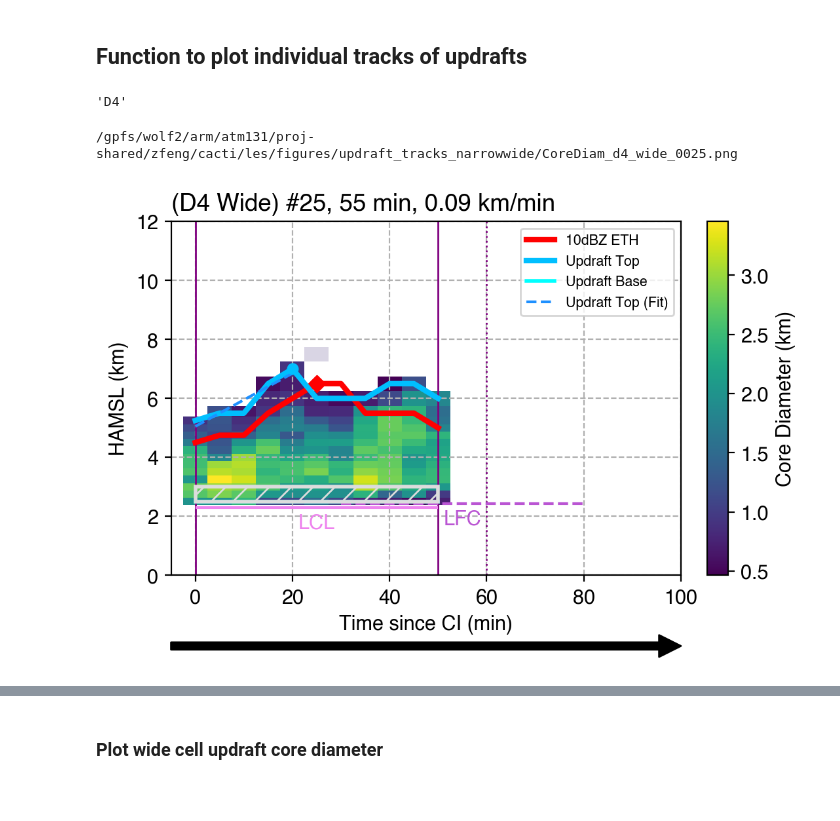
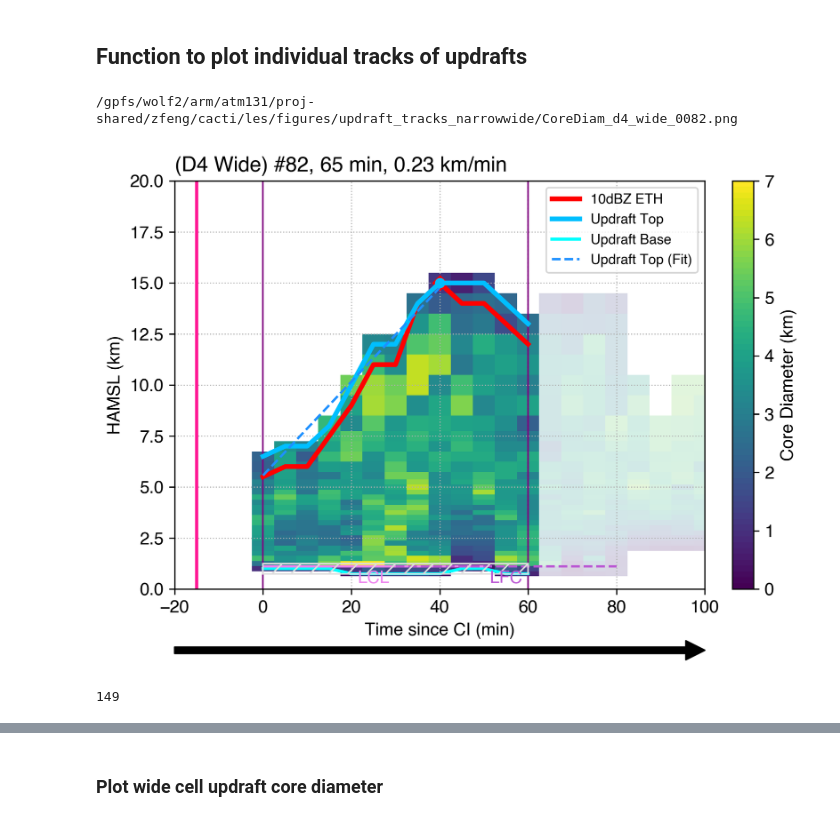
Before and after one commit to ICLASS-SFA/lasso_cellgrowth, a Jupyter notebook: notebooks/plot_narrow_wide_cell_w_samples_from_masks.ipynb, the cells around one changed output, grey strips where cells are left out. Saved outputs shown, nothing was run; the diff lists cells and outputs as text; code cells hidden in the pictures; blank space fills up the shorter version.

```diff
--- a/notebooks/plot_narrow_wide_cell_w_samples_from_masks.ipynb
+++ b/notebooks/plot_narrow_wide_cell_w_samples_from_masks.ipynb
@@ -444,6 +444,20 @@ maxETH_10dbz_dx = dsCI_dx['maxETH_10dbz'].load()
 # Cell diameter
 cellarea_dx = dsCI_dx['cell_area'].load()
 celldiam_dx = 2 * np.sqrt(cellarea_dx / np.pi)
+# Max updraft top height
+trackmaxWtop_dx = dsCI_dx.Wtop.max(dim='times')
+# Calculate max W diameter (Warea_max has no times dimension)
+maxWdiam_dx = 2*np.sqrt(dsCI_dx.Warea_max/np.pi)
 # %% [markdown]
 ## Get **CI-max** 10dBZ ETH and cell diameter percentile values
+# %%
+trackmaxETH_10dbz_dx = maxETH_10dbz_dx.max(dim='times')
+trackmaxCellDiam_dx = celldiam_dx.max(dim='times')
+trackmaxdbz_dx = maxdbz_dx.max(dim='times')
+# %%
+# Add CI-period variables to DataSet
+dsnms_dx['CImaxCellDiam'] = trackmaxCellDiam_dx
+dsnms_dx['CImaxETH_10dbz'] = trackmaxETH_10dbz_dx
+dsnms_dx['CImaxdbz'] = trackmaxdbz_dx
+dsnms_dx['CImaxWDiam'] = maxWdiam_dx
 # %%
@@ -666,16 +716,14 @@ def plot_tz_sample(xtime, height, da, da_mask, maxETH, cldTop, Wtime_startend, e
 
     fig.savefig(figname, bbox_inches='tight', dpi=dpi, facecolor='w')
     return fig
-# %%
-f'{domain_name.upper()}'
-# %% [output]
-'D4'
 # %%
 ETH_buffer = dsnms_dx.attrs['ETH_buffer']
 cbase_depth = dsnms_dx.attrs['cbase_depth']
 
-# itrack = 20
-itrack = 25
+# itrack = 79  # D4 (15 km ETH)
+itrack = 82  # D4 (15 km ETH)
+# itrack = 90  # D4 (14 km ETH)
+# itrack = 95  # D4 (13 km ETH)
 
 # Updraft
 _da_Wmax = ds_wide_dx.CoreMaxW_up.isel(tracks=itrack).transpose()
@@ -691,46 +739,60 @@ _da_mask = ds_wide_dx.Wmask_remove.isel(tracks=itrack).transpose()
 _Wtop = ds_wide_dx.Wtop.isel(tracks=itrack)
 _Wbase = ds_wide_dx.Wbase.isel(tracks=itrack)
 _t_s = ds_wide_dx.Wtime_start.isel(tracks=itrack) * time_res
 _t_e = ds_wide_dx.Wtime_end.isel(tracks=itrack) * time_res
 _Wlifetime = ds_wide_dx.Wlifetime.isel(tracks=itrack)
 _Wtime_startend = {'s':_t_s, 'e':_t_e}
 _WtopMax = _Wtop.max(dim='times').item()
 # Convert HAMSL to AGL, then select a representative time before CI
 LCL = (ds_wide_dx.LCL_height_mu + ds_wide_dx.Z_surface).isel(tracks=itrack) / 1000.
 LFC = (ds_wide_dx.LFC_height_mu + ds_wide_dx.Z_surface).isel(tracks=itrack) / 1000.
-_env_dict = {'LCL':LCL, 'LFC':LFC}
+ENV_time = -15  # environment sample time [min]
+_env_dict = {'LCL':LCL, 'LFC':LFC, 'ENV_time':ENV_time}
 _Wtop_fit = ds_wide_dx.Wtop_fit.isel(tracks=itrack)
 _Wtop_slope = ds_wide_dx.Wtop_slope.isel(tracks=itrack)
 _keep_flag = wide_tracks_dx.isel(tracks=itrack)
 
+cmap = 'viridis'
+cmap = copy.copy(mpl.cm.get_cmap(cmap))
+# Shading levels
+levels = np.arange(0, 7.01, 0.1)
+cbticks = np.arange(0, 7.01, 1)
+norm = mpl.colors.BoundaryNorm(boundaries=levels, ncolors=cmap.N)
+
 # Axes
-xlim = (-5,100)
-ylim = (0,12)
+xlim = (-20,100)
+# ylim = (0,12)
+ylim = (0,20)
 # title = f'(dx) #{itrack}, {_Wlifetime:.0f} min, {_WtopMax} km, {_Wtop_slope:}'
 title = f'({domain_name.upper()} Wide) #{itrack}, {_Wlifetime:.0f} min, {_Wtop_slope:.2f} km/min'
 xlabel = 'Time since CI (min)'
 ylabel = 'HAMSL (km)'
-cmap = 'viridis'
+legend_loc = 'upper right'
 # cblabels = 'Core Max W (m/s)'
 # figbasename = 'CoreMaxW'
+arrow_axisfrac = -0.15
 cblabels = 'Core Diameter (km)'
 figbasename = 'CoreDiam'
 figname = f'{figdir}{figbasename}_{domain_name}_wide_{itrack:04}.png'
-figsize = (5,3)
+figsize = (6,4)
 fontsize = 11
-dpi = 200
+dpi = 300
 
 fig = plot_tz_sample(xtime, height, _da_WDiam, _da_mask, _maxETH, _Wtop, _Wtime_startend, _env_dict,
-                     cldTop_fit=_Wtop_fit, cldBase=_Wbase, cbase_depth=cbase_depth, keep_flag=_keep_flag,
-                     xlim=xlim, ylim=ylim, title=title, xlabel=xlabel, ylabel=ylabel,
-                     cmap=cmap, cblabels=cblabels, fontsize=fontsize, figsize=figsize, figname=figname, dpi=dpi)
+                     cldTop_fit=_Wtop_fit, cldBase=_Wbase, cbase_depth=cbase_depth, keep_flag=_keep_flag, norm=norm,
+                     xlim=xlim, ylim=ylim, title=title, xlabel=xlabel, ylabel=ylabel, legend_loc=legend_loc, arrow_axisfrac=arrow_axisfrac,
+                     cmap=cmap, cblabels=cblabels, cbticks=cbticks, fontsize=fontsize, figsize=figsize, figname=figname, dpi=dpi)
 # plt.close(fig)
 print(figname)
 # %% [output]
-/gpfs/wolf2/arm/atm131/proj-shared/zfeng/cacti/les/figures/updraft_tracks_narrowwide/CoreDiam_d4_wide_0025.png
+/gpfs/wolf2/arm/atm131/proj-shared/zfeng/cacti/les/figures/updraft_tracks_narrowwide/CoreDiam_d4_wide_0082.png
-[figure, old version]
+[figure, new version]
 # %%
 # time_coord.shape, height.shape, _da_mask.shape, _da.shape
+# figdir
+ntracks_wide_dx
+# %% [output]
+149
 # %%
 # Set a seed for reproducibility
 np.random.seed(10)
```
Also changed, not shown: parts of 16 cells of this notebook, 41 other files.
